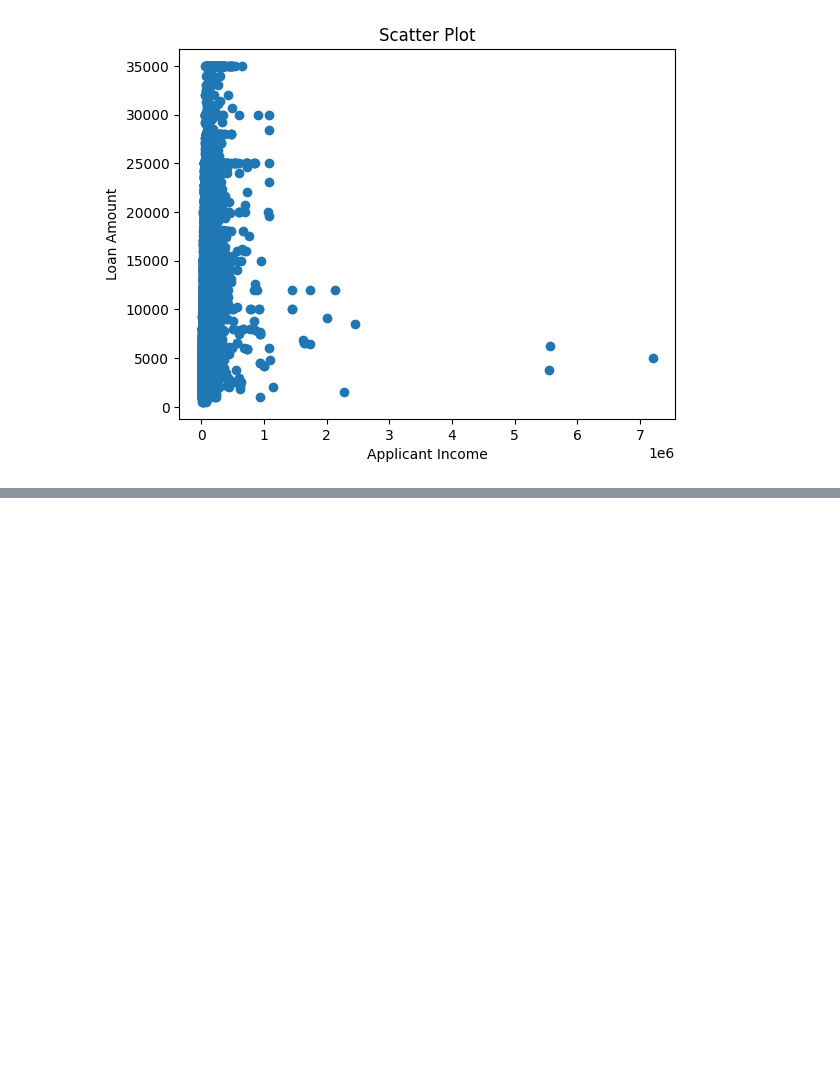
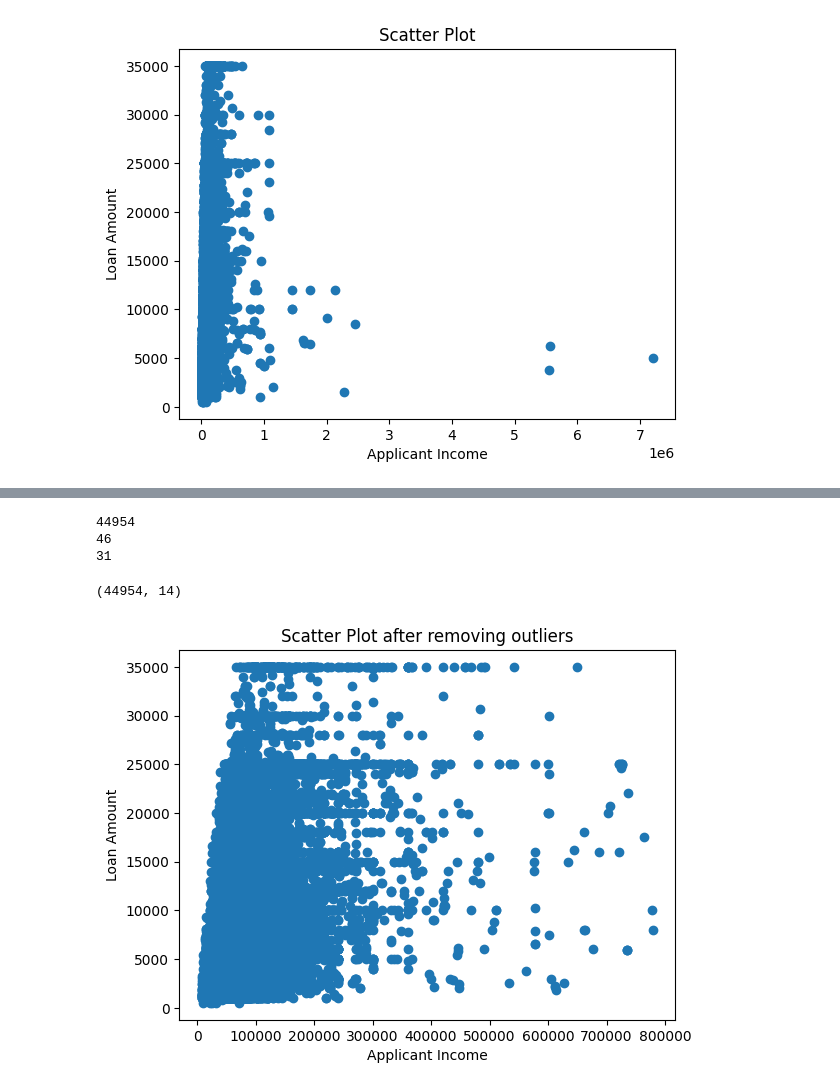
Before and after one commit to vivek-9304/Learning_ML, a Jupyter notebook: ML_Projects/Loan_Approval_Model/loan_approval_predictor.ipynb, the cells around one changed output, grey strips where cells are left out. Drawn from its saved outputs; the diff is of its cells as text; code cells hidden in the pictures; blank space fills up the shorter version.

Commit message:
Loan approval model imporved

```diff
--- a/ML_Projects/Loan_Approval_Model/loan_approval_predictor.ipynb
+++ b/ML_Projects/Loan_Approval_Model/loan_approval_predictor.ipynb
@@ -166,0 +189,31 @@ plt.show()
+# %%
+res = []
+count = []
+for i in data['Person Income']:
+    if i <= 800000:
+        res.append(i)
+    else:
+        count.append(i)
+print(len(res))
+print(len(count))
+
+c = 0
+for i in data['Person Income']:
+    if i <= 10000:
+        c += 1
+print(c)
+# %% [output]
+44954
+46
+31
+# %%
+result_income = data[data['Person Income'] < 800000]
+print(result_income.shape)
+plt.scatter(result_income['Person Income'], result_income['Loan Amount'])
+plt.xlabel('Applicant Income')
+plt.ylabel('Loan Amount')
+plt.title('Scatter Plot after removing outliers')
+plt.show()
+# %% [output]
+(44954, 14)
+[figure, added]
```
Also changed, not shown: parts of 18 cells of this notebook.
